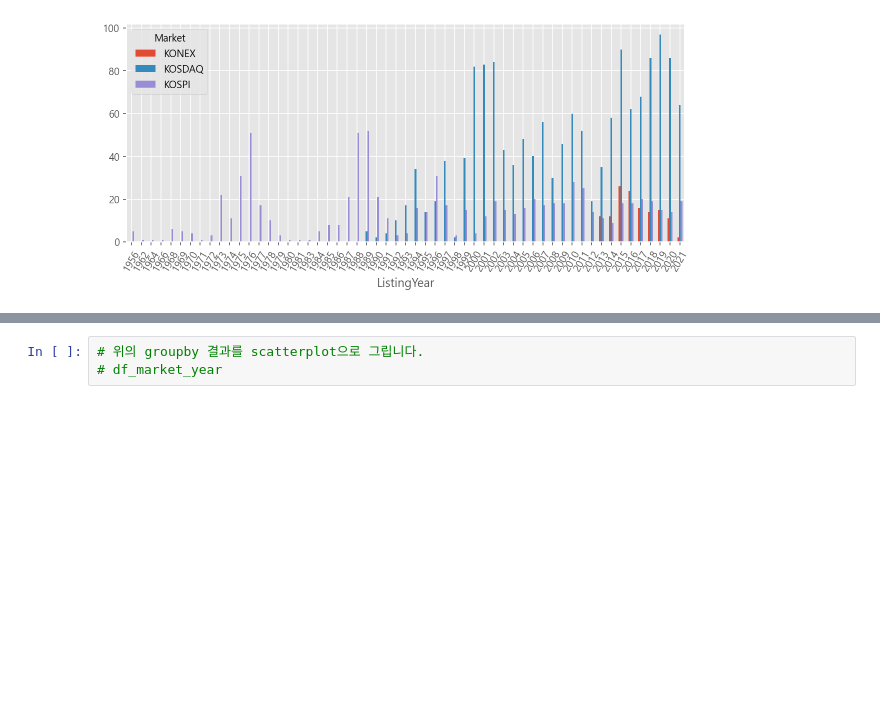
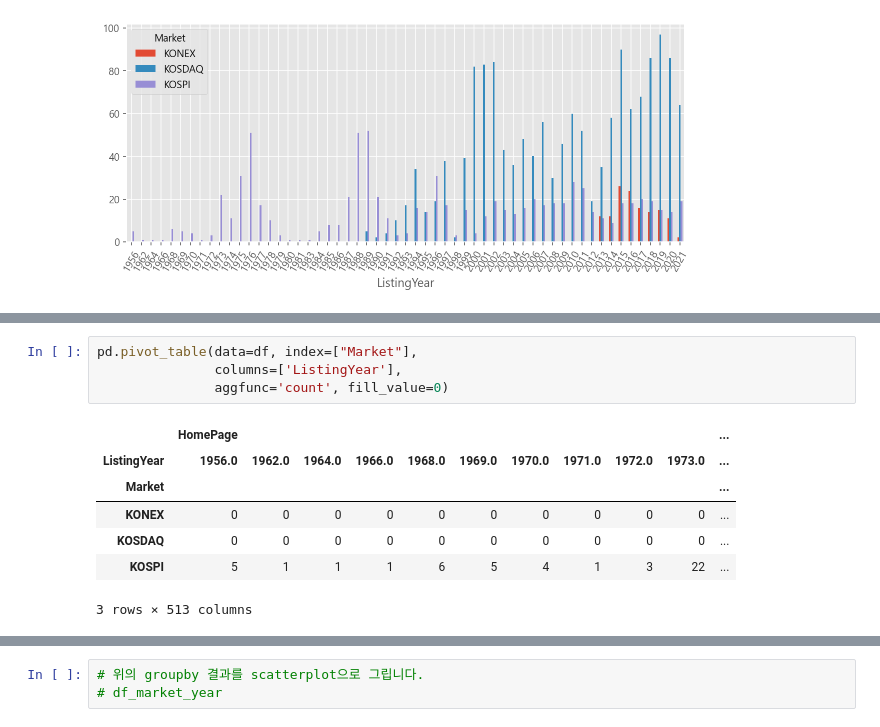
Before and after one commit to Bigdata92/finance-data-analysis-main, a Jupyter notebook: 2.2. KRX 전체 종목분석-input.ipynb, the cells around one changed output, grey strips where cells are left out. Saved outputs shown, nothing was run; the diff lists cells and outputs as text; blank space fills up the shorter version.

```diff
--- a/2.2. KRX 전체 종목분석-input.ipynb
+++ b/2.2. KRX 전체 종목분석-input.ipynb
@@ -840,2 +870,14 @@ market_year.T.plot.bar(figsize=(10,4), rot=60)
+# %%
+pd.pivot_table(data=df, index=["Market"],
+               columns=['ListingYear'],
+               aggfunc='count', fill_value=0)
+# %% [output]
+|  | HomePage |  |  |  |  |  |  |  |  |  | ... |
+| ListingYear | 1956.0 | 1962.0 | 1964.0 | 1966.0 | 1968.0 | 1969.0 | 1970.0 | 1971.0 | 1972.0 | 1973.0 | ... |
+| Market |  |  |  |  |  |  |  |  |  |  | ... |
+| KONEX | 0 | 0 | 0 | 0 | 0 | 0 | 0 | 0 | 0 | 0 | ... |
+| KOSDAQ | 0 | 0 | 0 | 0 | 0 | 0 | 0 | 0 | 0 | 0 | ... |
+| KOSPI | 5 | 1 | 1 | 1 | 6 | 5 | 4 | 1 | 3 | 22 | ... |
+3 rows × 513 columns
 # %%
 # pivot_table로 같은 결과가 나오게 연산하기
```
Also changed, not shown: parts of 4 cells of this notebook.
